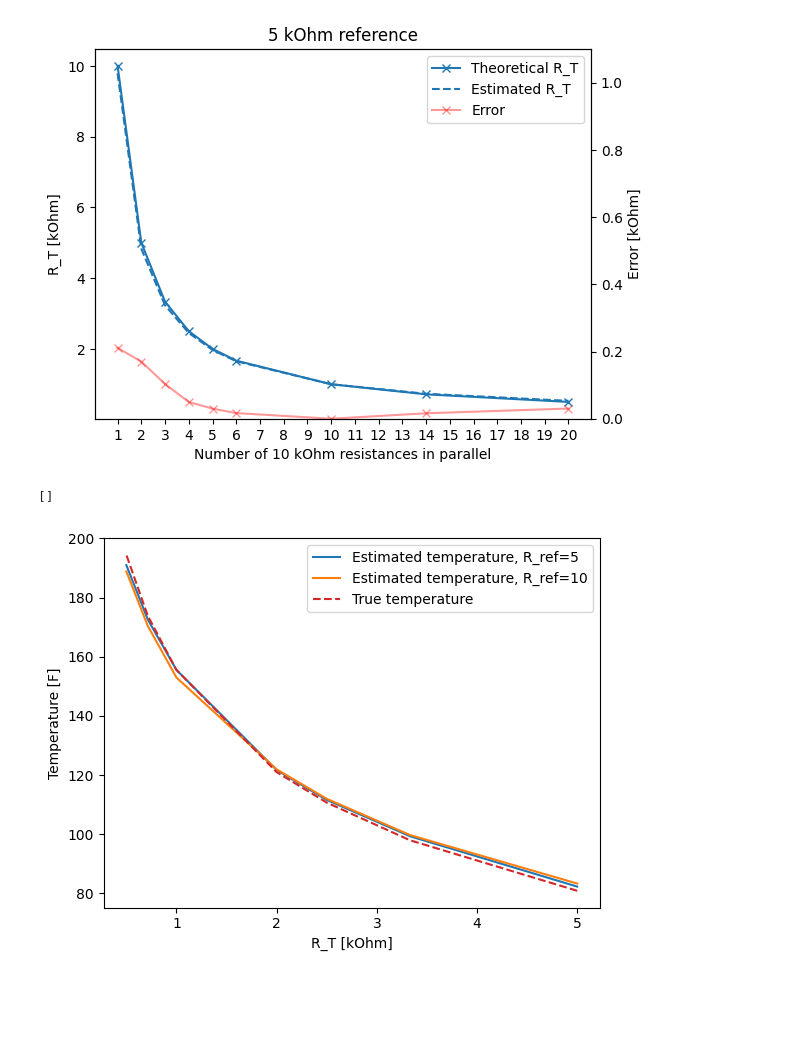
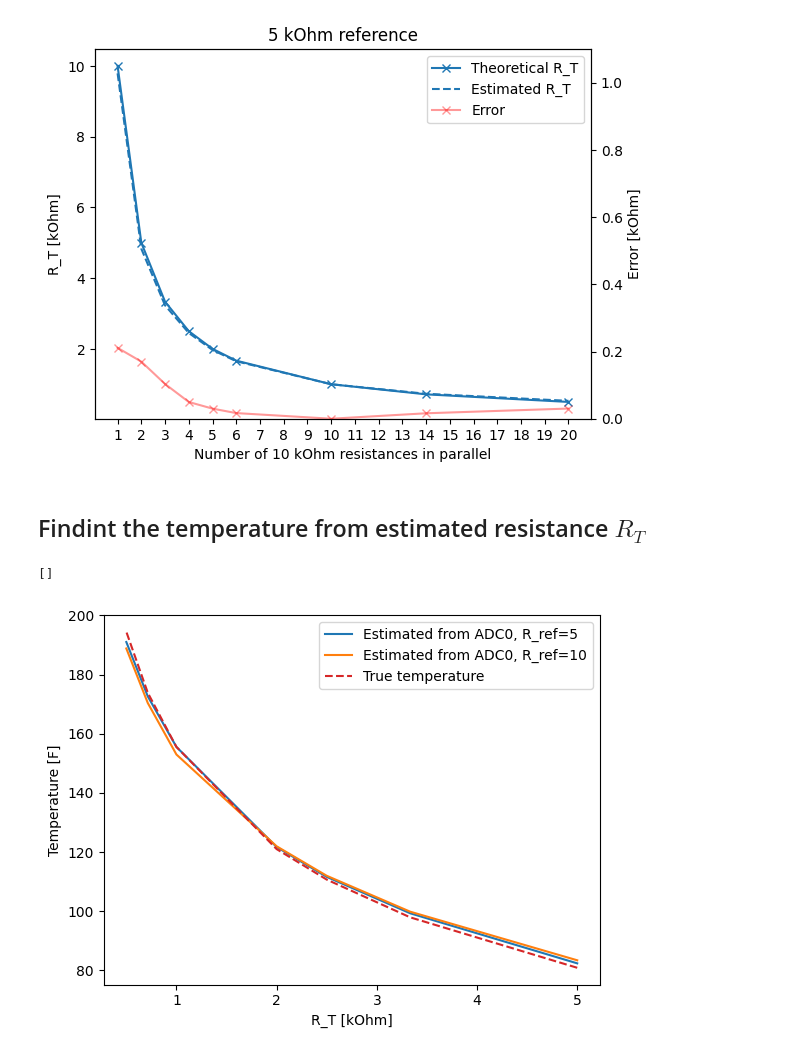
Before and after one commit to thdfw/gwks, a Jupyter notebook: pico/tank_module/resistance.ipynb, the cells around one changed output. Drawn from its saved outputs; the diff is of its cells as text; code cells hidden in the pictures; blank space fills up the shorter version.

```diff
--- a/pico/tank_module/resistance.ipynb
+++ b/pico/tank_module/resistance.ipynb
@@ -27,8 +27,8 @@ R_pico = 44.58 kOhm
 # %% [markdown]
 See if you can accurately predict different resistances R_T (ground side), when using a constant R_pico.
 # %%
-def R_T(V, R_ref):
-    return round(1/((3.3/V-1)/R_ref - 1/R_pico),2)
+def R_T(V, R_ref, R_pic=R_pico):
+    return round(1/((3.3/V-1)/R_ref - 1/R_pic),2)
 # %%
 V_adc = [1.412272, 0.9857, 0.75817, 0.6180418, 0.5224292, 0.4523224] #+ [0.266]
 R_true = [10/x for x in range(1,len(V_adc)+1)] #+ [10/14]
@@ -86,3 +81,5 @@ error_5 = [(R_true[i]-R_adc[i]) for i in range(len(R_true))]
+# %% [markdown]
+## Findint the temperature from estimated resistance $R_T$
 # %%
 t0 = 298
 r0 = 5.5
@@ -96,26 +93,26 @@ def temp(R_T):
 # %%
 R_true = [10/x for x in range(2,6)] + [10/10, 10/14, 10/20]
 temperature_true = [temp(r) for r in R_true]
 
 # 5 kOhm
 V_adc_5 = [1.536289, 1.241078, 1.047803, 0.9053327] + [0.5420046, 0.4125865, 0.3112422]
-temperature_adc_5 = [temp(R_T(x, R_ref=5)) for x in V_adc_5]
+temperature_adc_5 = [temp(R_T(x, R_ref=5, R_pic=45)) for x in V_adc_5]
 
 # 10 kOhm
 V_adc_10 = [0.9857, 0.75817, 0.6180418, 0.5224292] + [0.3059666, 0.2305463, 0.1706086]
-temperature_adc_10 = [temp(R_T(x, R_ref=10)) for x in V_adc_10]
+temperature_adc_10 = [temp(R_T(x, R_ref=10, R_pic=45)) for x in V_adc_10]
 
 fig, ax = plt.subplots(1,1)
-ax.plot(R_true, temperature_adc_5, '-', color='tab:blue', label="Estimated temperature, R_ref=5")
-ax.plot(R_true, temperature_adc_10, '-', color='tab:orange', label="Estimated temperature, R_ref=10")
+ax.plot(R_true, temperature_adc_5, '-', color='tab:blue', label="Estimated from ADC0, R_ref=5")
+ax.plot(R_true, temperature_adc_10, '-', color='tab:orange', label="Estimated from ADC0, R_ref=10")
 ax.plot(R_true, temperature_true, color='tab:red', label="True temperature", linestyle='dashed')
 ax.set_xlabel('R_T [kOhm]')
 ax.set_ylabel('Temperature [F]')
 ax.legend()
 plt.plot()
 # %% [output]
 []
-[figure, old version]
+[figure, new version]
 # %%
 df = pd.DataFrame({'R_T true [kOhm]': R_true,
                    'T true [F]': temperature_true,
```
Also changed, not shown: parts of 6 cells of this notebook.
